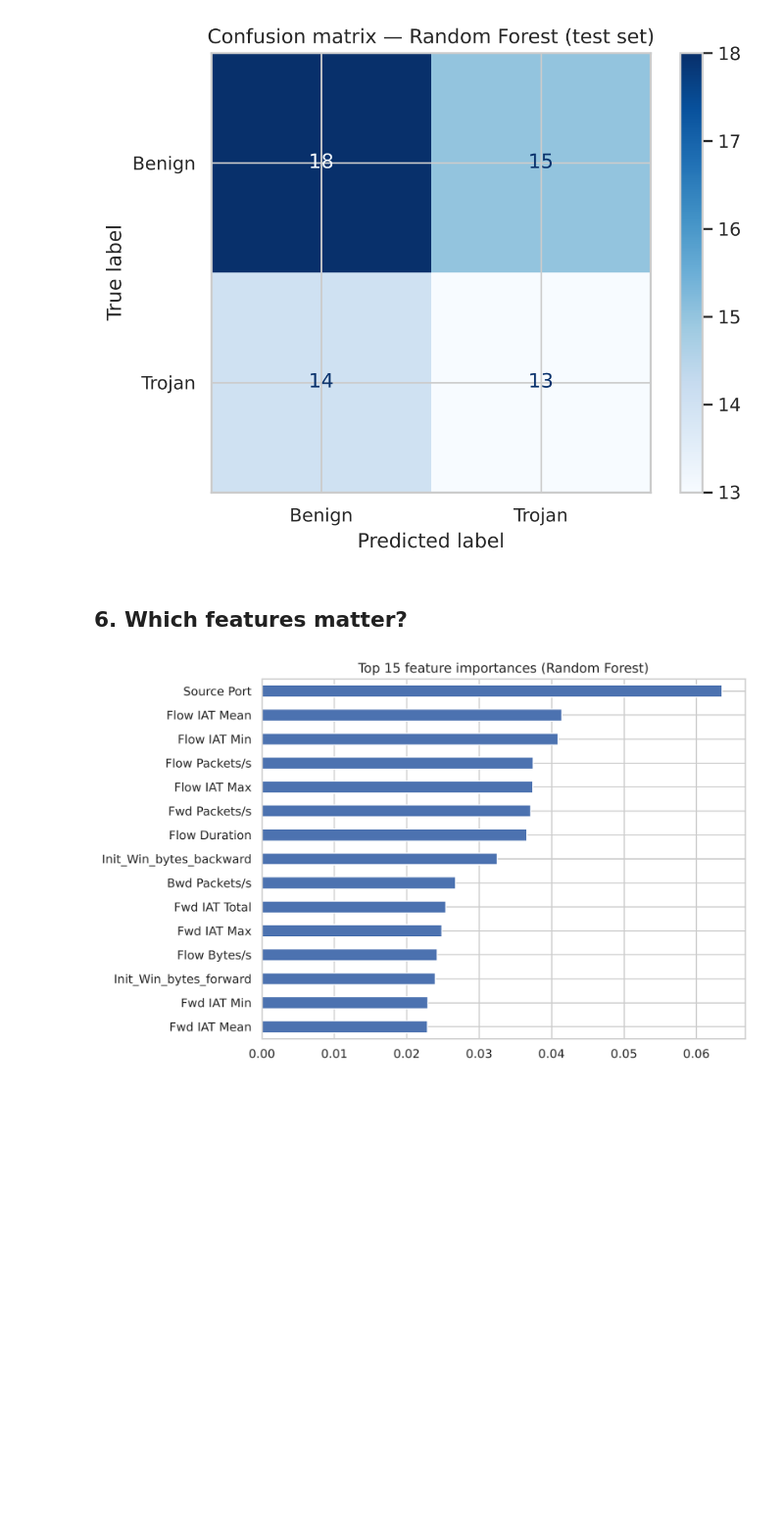
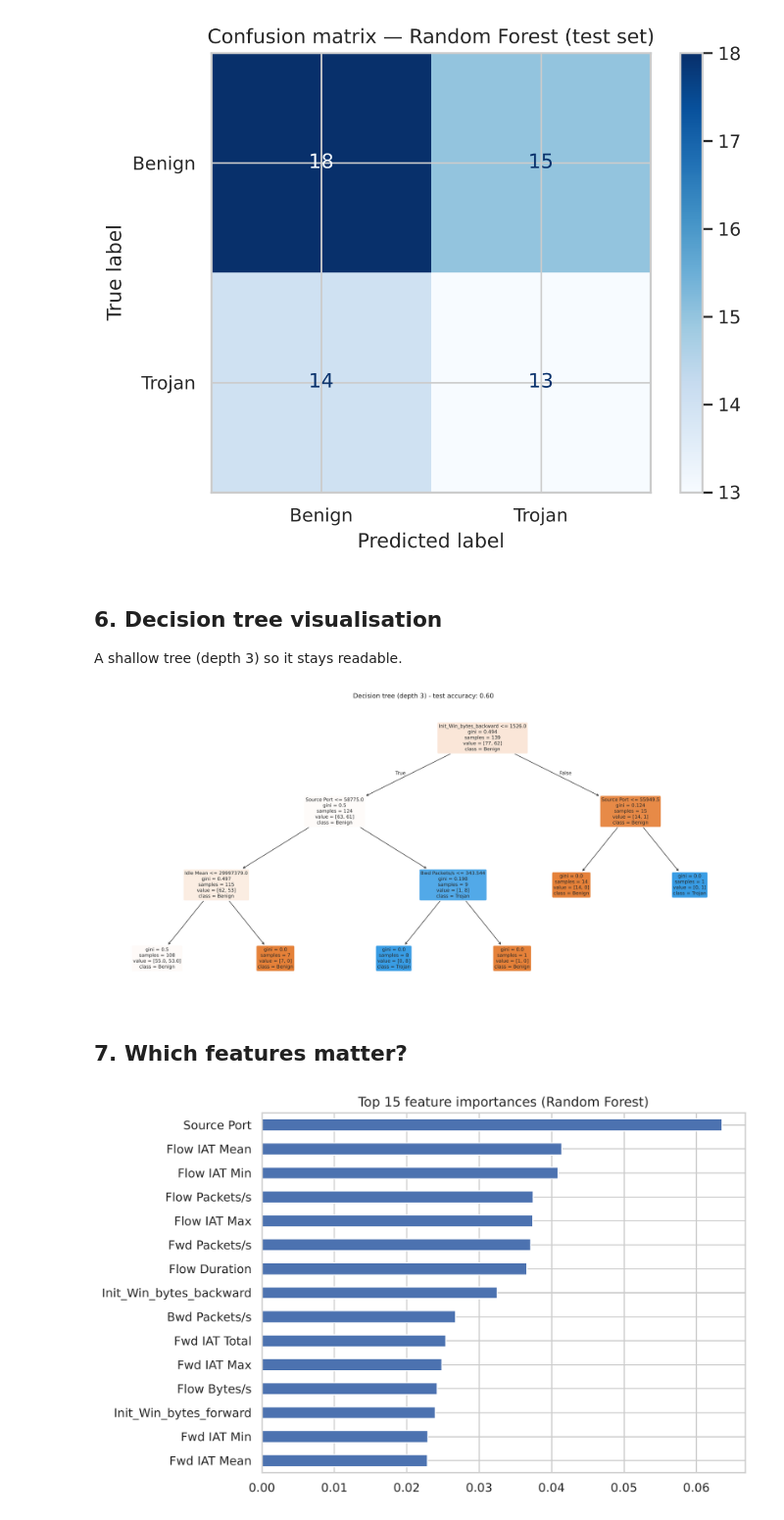
Before and after one commit to AbdallahKhaledAmmar/Trojan-Traffic-Detection, a Jupyter notebook: Trojan_Detection.ipynb, the cells around one changed output. Shown at 98% size. Saved outputs shown, nothing was run; the diff lists cells and outputs as text; code cells hidden in the pictures; blank space fills up the shorter version.

```diff
--- a/Trojan_Detection.ipynb
+++ b/Trojan_Detection.ipynb
@@ -129,8 +135,19 @@ Best model (by CV F1): Random Forest
    macro avg       0.51      0.51      0.51        60
 weighted avg       0.52      0.52      0.52        60
 [figure]
+# %% [markdown]
+## 6. Decision tree visualisation
+A shallow tree (depth 3) so it stays readable.
+# %%
+from sklearn.tree import DecisionTreeClassifier, plot_tree
+tree = DecisionTreeClassifier(max_depth=3, random_state=RANDOM_STATE).fit(X_train, y_train)
+plt.figure(figsize=(22, 10))
+plot_tree(tree, feature_names=X.columns, class_names=['Benign', 'Trojan'], filled=True, rounded=True, fontsize=9)
+plt.title(f'Decision tree (depth 3) - test accuracy: {tree.score(X_test, y_test):.2f}'); plt.show()
+# %% [output]
+[figure, added]
 # %% [markdown]
-## 6. Which features matter?
+## 7. Which features matter?
 # %%
 rf = RandomForestClassifier(n_estimators=300, random_state=RANDOM_STATE).fit(X_train, y_train)
 imp = pd.Series(rf.feature_importances_, index=X.columns).sort_values().tail(15)
```
Also changed, not shown: parts of 2 cells of this notebook, 1 other file.
